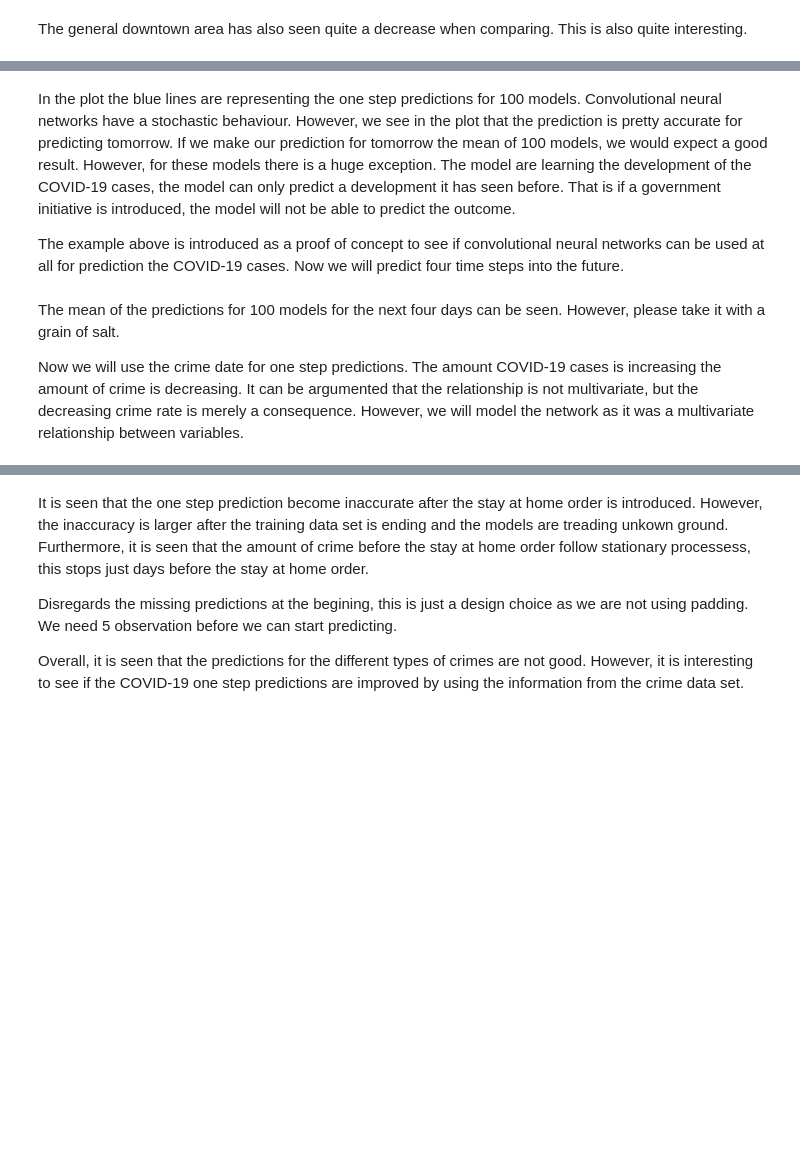
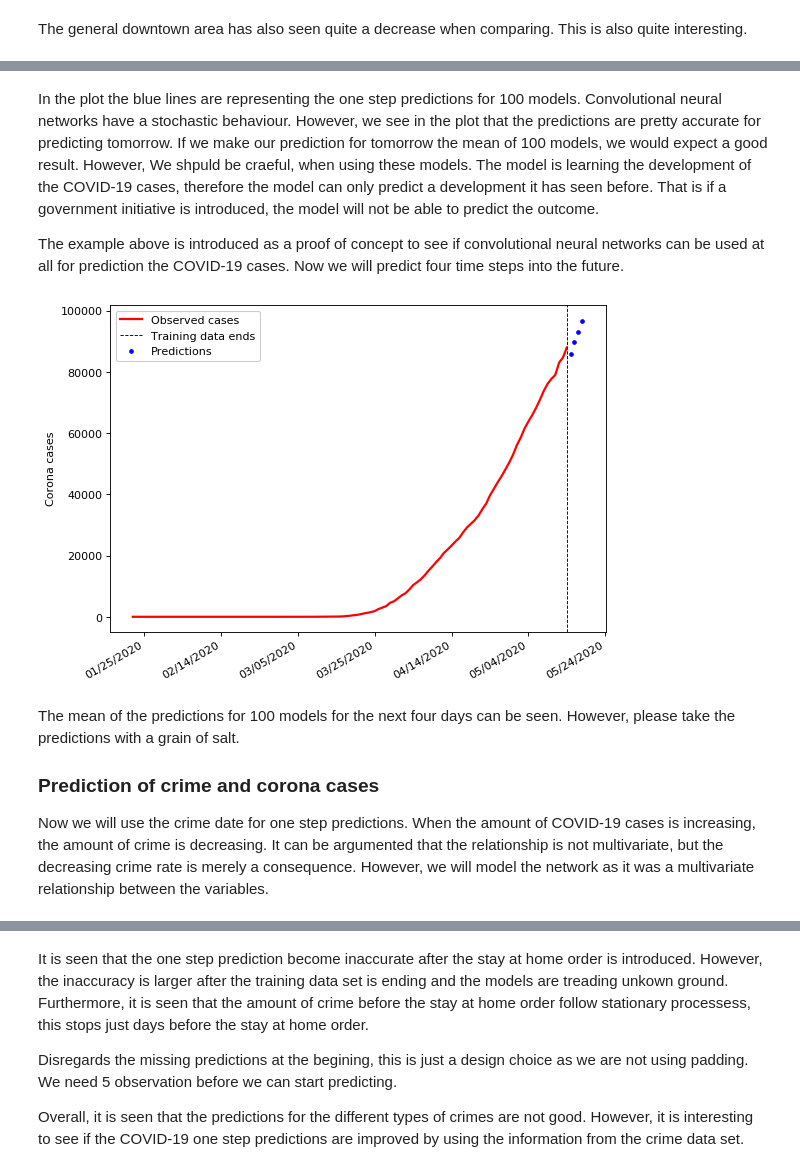
Before and after one commit to neeljansen/SocialDataAnalysisFinalProject, a Jupyter notebook: ExamProject2.ipynb, the cells around one changed output, grey strips where cells are left out. Drawn from its saved outputs; the diff is of its cells as text; code cells hidden in the pictures; blank space fills up the shorter version.

```diff
--- a/ExamProject2.ipynb
+++ b/ExamProject2.ipynb
@@ -635,36 +588,40 @@ ys = cordat["Illinois"].to_numpy()
 # %% [markdown]
-In the plot the blue lines are representing the one step predictions for 100 models. Convolutional neural networks have a stochastic behaviour. However, we see in the plot that the prediction is pretty accurate for predicting tomorrow. If we make our prediction for tomorrow the mean of 100 models, we would expect a good result. However, for these models there is a huge exception. The model are learning the development of the COVID-19 cases, the model can only predict a development it has seen before. That is if a government initiative is introduced, the model will not be able to predict the outcome.
+In the plot the blue lines are representing the one step predictions for 100 models. Convolutional neural networks have a stochastic behaviour. However, we see in the plot that the predictions are pretty accurate for predicting tomorrow. If we make our prediction for tomorrow the mean of 100 models, we would expect a good result. However, We shpuld be craeful, when using these models. The model is learning the development of the COVID-19 cases, therefore the model can only predict a development it has seen before. That is if a government initiative is introduced, the model will not be able to predict the outcome.
 
 The example above is introduced as a proof of concept to see if convolutional neural networks can be used at all for prediction the COVID-19 cases. Now we will predict four time steps into the future.
 # %%
-# n_data = np.shape(cordat)[0]
-# n_steps_in = 6
-# n_steps_out = 4
-# start = np.shape(cordat)[0]
+n_data = np.shape(cordat)[0]
+n_steps_in = 6
+n_steps_out = 4
+start = np.shape(cordat)[0]
 
-# n_fits = 100                                                      #change fits
-# ys = cordat["Illinois"].to_numpy()
+n_fits = 100                                                    #change fits
+ys = cordat["Illinois"].to_numpy()
 
-# yhat = np.load('yhat_multiple_step.npy') # load
+yhat = np.load('yhat_multiple_step.npy') # load            #change file
 
-# base = pd.to_datetime(cordat["Date"].to_numpy()[n_data-1])
-# date_list = [base + dt.timedelta(days=x) for x in range(1,n_steps_out+1,1)]
-# date_list = pd.to_datetime(date_list)
+base = pd.to_datetime(cordat["Date"].to_numpy()[n_data-1])
+date_list = [base + dt.timedelta(days=x) for x in range(1,n_steps_out+1,1)]
+date_list = pd.to_datetime(date_list)
 
-# plt.figure(figsize=(8, 6), dpi= 80, facecolor='w', edgecolor='k')
-# plt.gca().xaxis.set_major_formatter(mdates.DateFormatter('%m/%d/%Y'))
-# plt.gca().xaxis.set_major_locator(mdates.DayLocator(interval=20))
-# plt.plot(cordat.Date,ys,linewidth=1.2, color='red', label='Observed cases')
-# plt.scatter(date_list,yhat,s=10, color='blue', label='Predictions')
-# plt.gcf().autofmt_xdate()
-# plt.axvline(x=pd.to_datetime(cordat.Date[start-1]),color="black",linewidth=0.8,label="Training data ends", linestyle='dashed')
-# plt.legend(framealpha=1, frameon=True)
-# plt.ylabel('Corona cases')
-# plt.show()
+plt.figure(figsize=(8, 6), dpi= 80, facecolor='w', edgecolor='k')
+plt.gca().xaxis.set_major_formatter(mdates.DateFormatter('%m/%d/%Y'))
+plt.gca().xaxis.set_major_locator(mdates.DayLocator(interval=20))
+plt.plot(cordat.Date,ys,linewidth=2, color='red', label='Observed cases')
+plt.scatter(date_list,yhat,s=10, color='blue', label='Predictions')
+plt.gcf().autofmt_xdate()
+plt.axvline(x=pd.to_datetime(cordat.Date[start-1]),color="black",linewidth=0.8,label="Training data ends", linestyle='dashed')
+plt.legend(framealpha=1, frameon=True)
+plt.ylabel('Corona cases')
+plt.show()
+# %% [output]
+[figure, added]
 # %% [markdown]
-The mean of the predictions for 100 models for the next four days can be seen. However, please take it with a grain of salt.
+The mean of the predictions for 100 models for the next four days can be seen. However, please take the predictions with a grain of salt.
 
-Now we will use the crime date for one step predictions. The amount COVID-19 cases is increasing the amount of crime is decreasing. It can be argumented that the relationship is not multivariate, but the decreasing crime rate is merely a consequence. However, we will model the network as it was a multivariate relationship between variables.
+### Prediction of crime and corona cases
+
+Now we will use the crime date for one step predictions. When the amount of COVID-19 cases is increasing, the amount of crime is decreasing. It can be argumented that the relationship is not multivariate, but the decreasing crime rate is merely a consequence. However, we will model the network as it was a multivariate relationship between the variables.
 # %%
 n_data = np.shape(mergedat)[0]
 n_features = np.shape(mergedat)[1]-1
```
Also changed, not shown: parts of 18 cells of this notebook.
